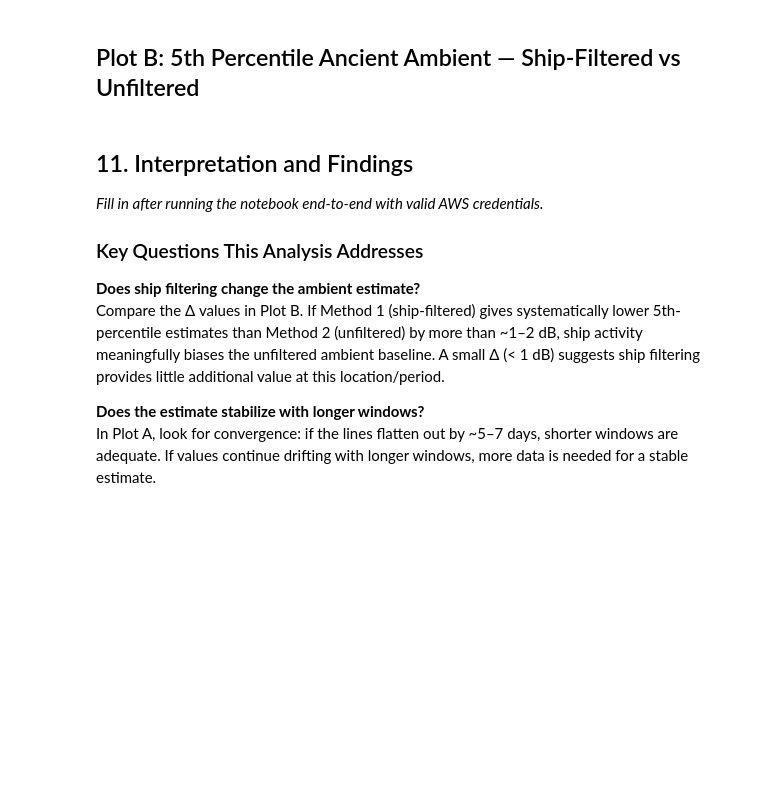
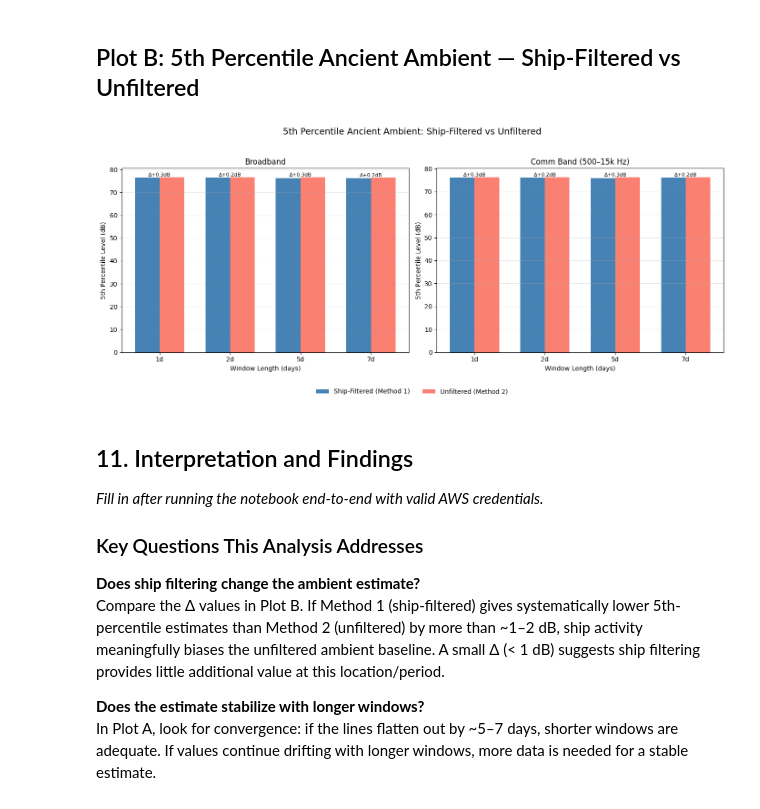
Before and after one commit to orcasound/ambient-sound-analysis, a Jupyter notebook: notebooks/ancient_ambient_comparison.ipynb, the cells around one changed output. Cells and saved outputs as stored; diff of their text form; code cells hidden in the pictures; blank space fills up the shorter version.

```diff
--- a/notebooks/ancient_ambient_comparison.ipynb
+++ b/notebooks/ancient_ambient_comparison.ipynb
@@ -522,45 +697,50 @@ x = np.arange(len(shared_windows))
 for ax, band in zip(axes, bands):
     m1_vals = []
     m2_vals = []
 
     for d in shared_windows:
         v1 = results_pd_local[
-            (results_pd_local["method"] == "ship_filtered") &
-            (results_pd_local["band"] == band) &
-            (results_pd_local["percentile"] == target_pct) &
-            (results_pd_local["window_days"] == d)
+            (results_pd_local["method"] == "ship_filtered")
+            & (results_pd_local["band"] == band)
+            & (results_pd_local["percentile"] == target_pct)
+            & (results_pd_local["window_days"] == d)
         ]["value_db"].values
         m1_vals.append(v1[0] if len(v1) > 0 else float("nan"))
 
         v2 = results_pd_local[
-            (results_pd_local["method"] == "unfiltered") &
-            (results_pd_local["band"] == band) &
-            (results_pd_local["percentile"] == target_pct) &
-            (results_pd_local["window_days"] == d)
+            (results_pd_local["method"] == "unfiltered")
+            & (results_pd_local["band"] == band)
+            & (results_pd_local["percentile"] == target_pct)
+            & (results_pd_local["window_days"] == d)
         ]["value_db"].values
         m2_vals.append(v2[0] if len(v2) > 0 else float("nan"))
 
-    bars1 = ax.bar(x - bar_width/2, m1_vals, bar_width, label="Ship-Filtered (Method 1)", color="steelblue")
-    bars2 = ax.bar(x + bar_width/2, m2_vals, bar_width, label="Unfiltered (Method 2)", color="salmon")
+    ax.bar(x - bar_width / 2, m1_vals, bar_width, label="Ship-Filtered (Method 1)", color="steelblue")
+    ax.bar(x + bar_width / 2, m2_vals, bar_width, label="Unfiltered (Method 2)", color="salmon")
 
     # Annotate dB difference
     for i, (v1, v2) in enumerate(zip(m1_vals, m2_vals)):
         if not (np.isnan(v1) or np.isnan(v2)):
             diff = v2 - v1
             ymax = max(v1, v2)
             ax.annotate(f"Δ{diff:+.1f}dB", xy=(x[i], ymax), ha="center", va="bottom", fontsize=8)
 
     ax.set_title(band_labels[band])
     ax.set_xlabel("Window Length (days)")
     ax.set_ylabel("5th Percentile Level (dB)")
     ax.set_xticks(x)
     ax.set_xticklabels([f"{d}d" for d in shared_windows])
-    ax.legend()
     ax.grid(True, alpha=0.3, axis="y")
 
+# Single shared legend below both charts (keeps keys off the plots)
+handles, labels = axes[0].get_legend_handles_labels()
+fig.legend(handles, labels, loc="lower center", ncol=2, frameon=False, bbox_to_anchor=(0.5, -0.02))
+
 fig.suptitle("5th Percentile Ancient Ambient: Ship-Filtered vs Unfiltered", fontsize=14)
-plt.tight_layout()
+fig.tight_layout(rect=[0, 0.06, 1, 0.95])
 plt.show()
+# %% [output]
+[figure, added]
 # %% [markdown]
 ## 11. Interpretation and Findings
 
```
Also changed, not shown: parts of 22 cells of this notebook.
